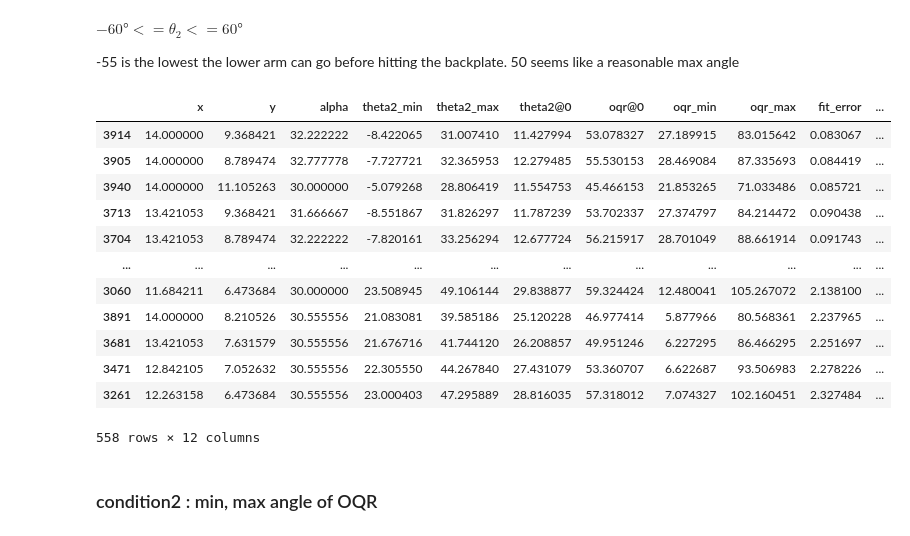
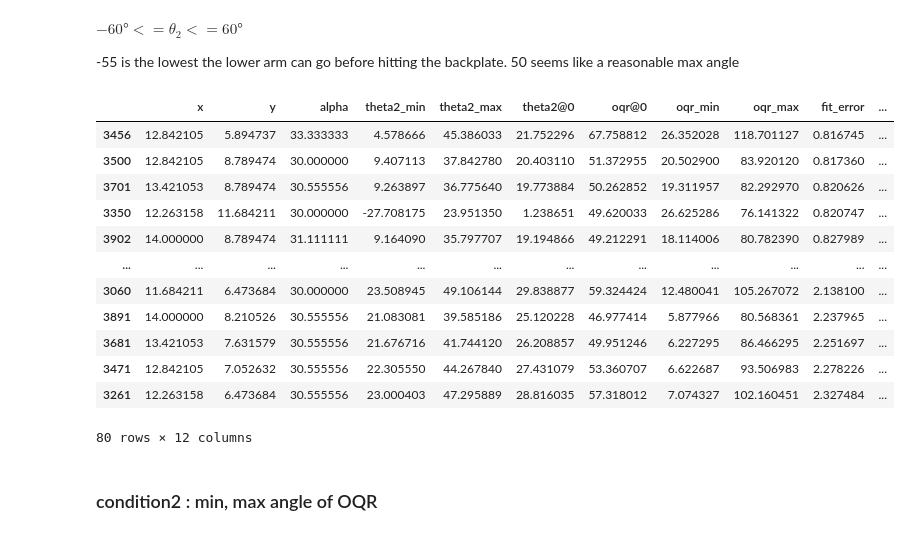
Before and after one commit to Dashadower/SW_IED, a Jupyter notebook: optimal_arm_length.ipynb, the cells around one changed output. Saved outputs shown, nothing was run; the diff lists cells and outputs as text; code cells hidden in the pictures.

```diff
--- a/optimal_arm_length.ipynb
+++ b/optimal_arm_length.ipynb
@@ -187,21 +187,21 @@ $-60° <= \theta_2 <= 60°$
 -55 is the lowest the lower arm can go before hitting the backplate. 50 seems like a reasonable max angle
 # %%
 cond1 = result_df.loc[np.logical_and(result_df["theta2_min"] >= -30, result_df["theta2_max"] <= 50)]
-cond1.sort_values(by=['fit_error'])#.loc[cond1["fit_error"] > 0.5 ]
+cond1.sort_values(by=['fit_error']).loc[cond1["fit_error"] > 0.8 ]
 # %% [output]
 |  | x | y | alpha | theta2_min | theta2_max | theta2@0 | oqr@0 | oqr_min | oqr_max | fit_error | ... |
-| 3914 | 14.000000 | 9.368421 | 32.222222 | -8.422065 | 31.007410 | 11.427994 | 53.078327 | 27.189915 | 83.015642 | 0.083067 | ... |
-| 3905 | 14.000000 | 8.789474 | 32.777778 | -7.727721 | 32.365953 | 12.279485 | 55.530153 | 28.469084 | 87.335693 | 0.084419 | ... |
-| 3940 | 14.000000 | 11.105263 | 30.000000 | -5.079268 | 28.806419 | 11.554753 | 45.466153 | 21.853265 | 71.033486 | 0.085721 | ... |
-| 3713 | 13.421053 | 9.368421 | 31.666667 | -8.551867 | 31.826297 | 11.787239 | 53.702337 | 27.374797 | 84.214472 | 0.090438 | ... |
-| 3704 | 13.421053 | 8.789474 | 32.222222 | -7.820161 | 33.256294 | 12.677724 | 56.215917 | 28.701049 | 88.661914 | 0.091743 | ... |
+| 3456 | 12.842105 | 5.894737 | 33.333333 | 4.578666 | 45.386033 | 21.752296 | 67.758812 | 26.352028 | 118.701127 | 0.816745 | ... |
+| 3500 | 12.842105 | 8.789474 | 30.000000 | 9.407113 | 37.842780 | 20.403110 | 51.372955 | 20.502900 | 83.920120 | 0.817360 | ... |
+| 3701 | 13.421053 | 8.789474 | 30.555556 | 9.263897 | 36.775640 | 19.773884 | 50.262852 | 19.311957 | 82.292970 | 0.820626 | ... |
+| 3350 | 12.263158 | 11.684211 | 30.000000 | -27.708175 | 23.951350 | 1.238651 | 49.620033 | 26.625286 | 76.141322 | 0.820747 | ... |
+| 3902 | 14.000000 | 8.789474 | 31.111111 | 9.164090 | 35.797707 | 19.194866 | 49.212291 | 18.114006 | 80.782390 | 0.827989 | ... |
 | ... | ... | ... | ... | ... | ... | ... | ... | ... | ... | ... | ... |
 | 3060 | 11.684211 | 6.473684 | 30.000000 | 23.508945 | 49.106144 | 29.838877 | 59.324424 | 12.480041 | 105.267072 | 2.138100 | ... |
 | 3891 | 14.000000 | 8.210526 | 30.555556 | 21.083081 | 39.585186 | 25.120228 | 46.977414 | 5.877966 | 80.568361 | 2.237965 | ... |
 | 3681 | 13.421053 | 7.631579 | 30.555556 | 21.676716 | 41.744120 | 26.208857 | 49.951246 | 6.227295 | 86.466295 | 2.251697 | ... |
 | 3471 | 12.842105 | 7.052632 | 30.555556 | 22.305550 | 44.267840 | 27.431079 | 53.360707 | 6.622687 | 93.506983 | 2.278226 | ... |
 | 3261 | 12.263158 | 6.473684 | 30.555556 | 23.000403 | 47.295889 | 28.816035 | 57.318012 | 7.074327 | 102.160451 | 2.327484 | ... |
-558 rows × 12 columns
+80 rows × 12 columns
 # %% [markdown]
 ### condition2 : min, max angle of OQR
 # %%
```
Also changed, not shown: parts of 3 cells of this notebook, 6 other files.
